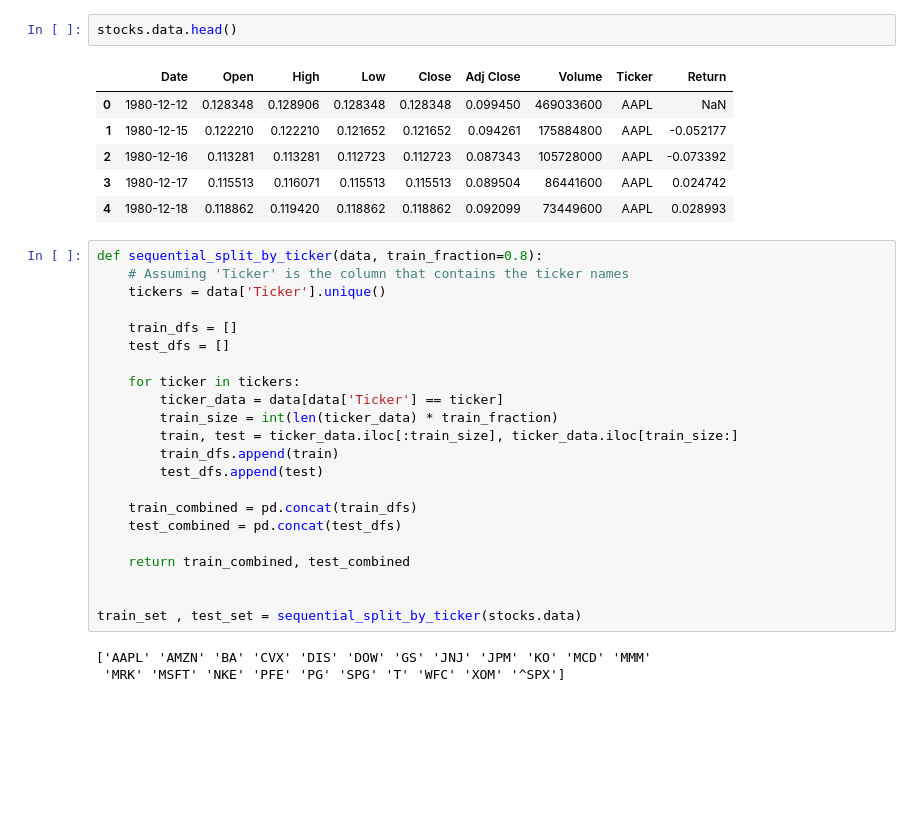
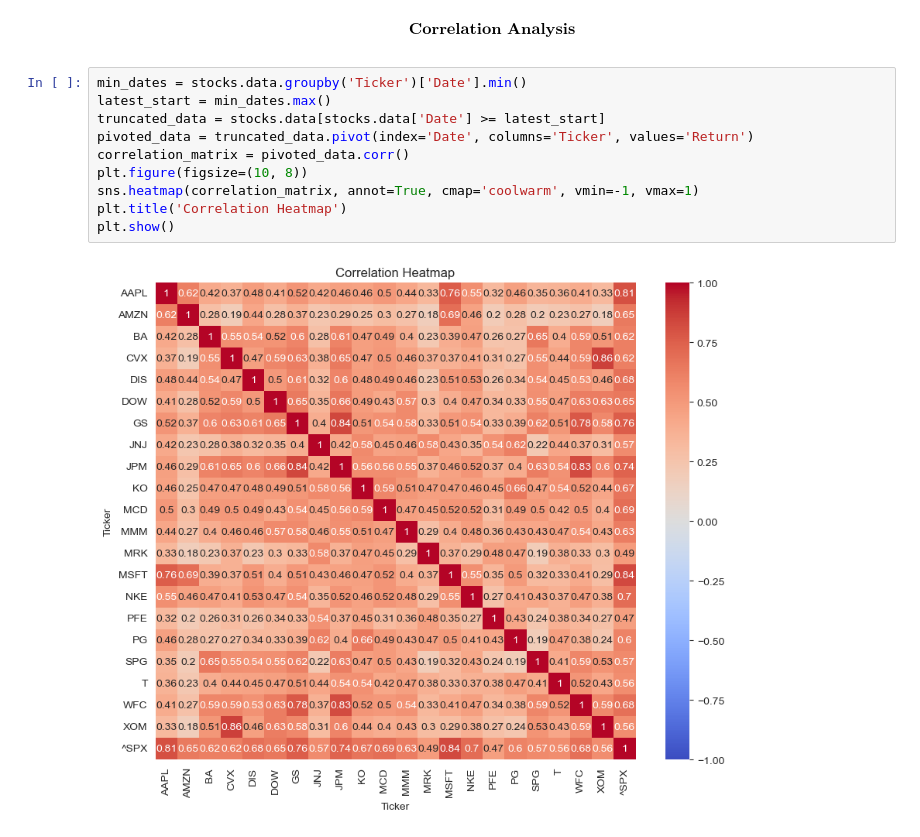
Before and after one commit to ItoWindsor/AlgoTrading, a Jupyter notebook: Linear_regression_model.ipynb, the cells around one changed output. Saved outputs shown, nothing was run; the diff lists cells and outputs as text; blank space fills up the shorter version.

```diff
--- a/Linear_regression_model.ipynb
+++ b/Linear_regression_model.ipynb
@@ -20,37 +23,21 @@ Current Tickers in dataframe :  ['AAPL' 'AMZN' 'BA' 'CVX' 'DIS' 'DOW' 'GS' 'JNJ'
  'MRK' 'MSFT' 'NKE' 'PFE' 'PG' 'SPG' 'T' 'WFC' 'XOM' '^SPX']
 1980-12-12 00:00:00
 [figure]
-# %%
-stocks.data.head()
-# %% [output]
-|  | Date | Open | High | Low | Close | Adj Close | Volume | Ticker | Return |
-| 0 | 1980-12-12 | 0.128348 | 0.128906 | 0.128348 | 0.128348 | 0.099450 | 469033600 | AAPL | NaN |
-| 1 | 1980-12-15 | 0.122210 | 0.122210 | 0.121652 | 0.121652 | 0.094261 | 175884800 | AAPL | -0.052177 |
-| 2 | 1980-12-16 | 0.113281 | 0.113281 | 0.112723 | 0.112723 | 0.087343 | 105728000 | AAPL | -0.073392 |
-| 3 | 1980-12-17 | 0.115513 | 0.116071 | 0.115513 | 0.115513 | 0.089504 | 86441600 | AAPL | 0.024742 |
-| 4 | 1980-12-18 | 0.118862 | 0.119420 | 0.118862 | 0.118862 | 0.092099 | 73449600 | AAPL | 0.028993 |
-# %%
-def sequential_split_by_ticker(data, train_fraction=0.8):
-    # Assuming 'Ticker' is the column that contains the ticker names
-    tickers = data['Ticker'].unique()
-
-    train_dfs = []
-    test_dfs = []
-
-    for ticker in tickers:
-        ticker_data = data[data['Ticker'] == ticker]
-        train_size = int(len(ticker_data) * train_fraction)
-        train, test = ticker_data.iloc[:train_size], ticker_data.iloc[train_size:]
-        train_dfs.append(train)
-        test_dfs.append(test)
-
-    train_combined = pd.concat(train_dfs)
-    test_combined = pd.concat(test_dfs)
-
-    return train_combined, test_combined
-
-
-train_set , test_set = sequential_split_by_ticker(stocks.data)
-# %% [output]
-['AAPL' 'AMZN' 'BA' 'CVX' 'DIS' 'DOW' 'GS' 'JNJ' 'JPM' 'KO' 'MCD' 'MMM'
- 'MRK' 'MSFT' 'NKE' 'PFE' 'PG' 'SPG' 'T' 'WFC' 'XOM' '^SPX']
+# %% [markdown]
+<div align="center">
+
+$\textbf{Correlation Analysis}$
+
+</div>
+# %%
+min_dates = stocks.data.groupby('Ticker')['Date'].min()
+latest_start = min_dates.max()
+truncated_data = stocks.data[stocks.data['Date'] >= latest_start]
+pivoted_data = truncated_data.pivot(index='Date', columns='Ticker', values='Return')
+correlation_matrix = pivoted_data.corr()
+plt.figure(figsize=(10, 8))
+sns.heatmap(correlation_matrix, annot=True, cmap='coolwarm', vmin=-1, vmax=1)
+plt.title('Correlation Heatmap')
+plt.show()
+# %% [output]
+[figure, added]
```
Also changed, not shown: parts of 4 cells of this notebook, 1 other file.
